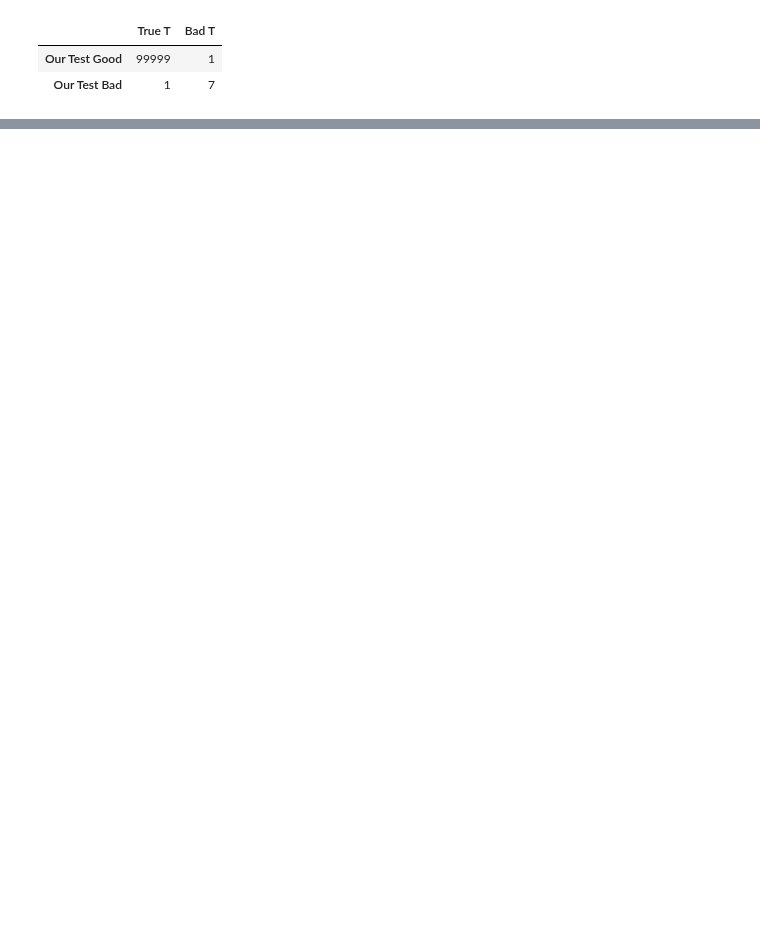
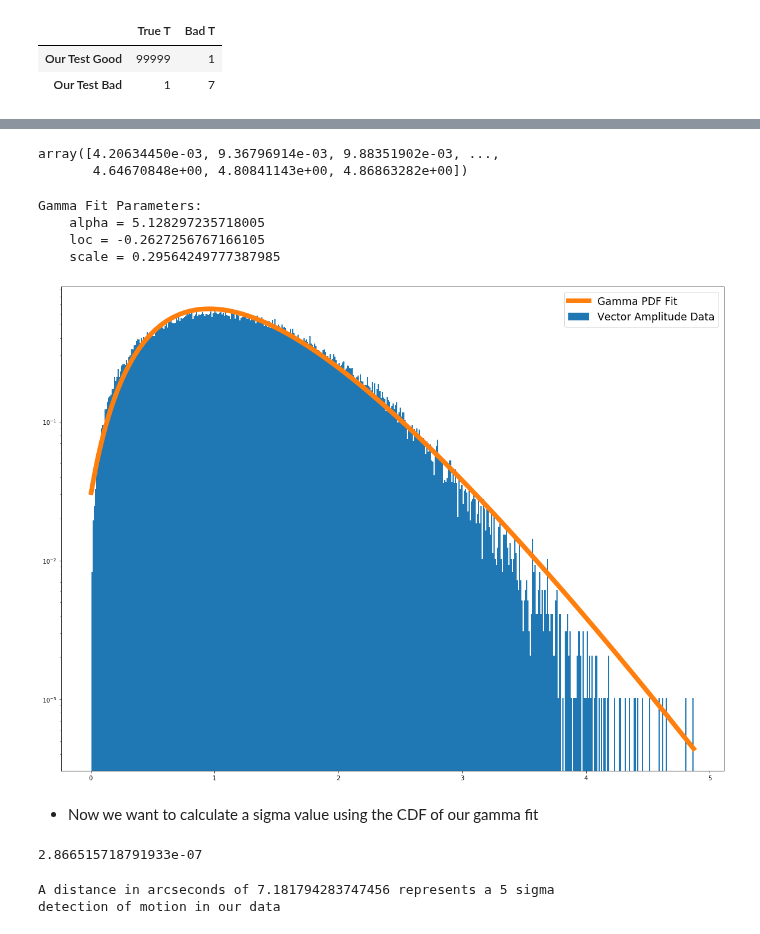
Before and after one commit to jbc1216/434-Portfolio, a Jupyter notebook: FinchCarr_Lab03.ipynb, the cells around one changed output, grey strips where cells are left out. Cells and saved outputs as stored; diff of their text form; code cells hidden in the pictures; blank space fills up the shorter version.

```diff
--- a/FinchCarr_Lab03.ipynb
+++ b/FinchCarr_Lab03.ipynb
@@ -91,0 +123,51 @@ TruthFrame
+# %%
+# I define my vector amplitude function here
+def amplitude(x, y):
+    result = np.sort(np.sqrt(x**2 + y**2))
+    return result
+amplitude(x, y)
+# %% [output]
+array([4.20634450e-03, 9.36796914e-03, 9.88351902e-03, ...,
+       4.64670848e+00, 4.80841143e+00, 4.86863282e+00])
+# %%
+# I want to plot my amplitude distributions (all positive values) and a PDF fit of them
+fig, ax = plt.subplots(1,1)
+plt.yscale('log')
+
+amp=np.sort(amplitude(x,y))
+
+ax.hist(amp, 500, density=True, label='Vector Amplitude Data')
+
+fit_alpha, fit_loc, fit_beta=stats.gamma.fit(amp)
+print('Gamma Fit Parameters:')
+print(f'    alpha = {fit_alpha}')
+print(f'    loc = {fit_loc}')
+print(f'    scale = {fit_beta}')
+
+xaxis = np.sort(np.linspace(0,6,100000))
+ax.plot(amp, stats.gamma.pdf(amp, a=fit_alpha, loc=fit_loc, scale=fit_beta), lw=8, label='Gamma PDF Fit')
+
+
+ax.legend(loc='best', fontsize='xx-large')
+plt.show()
+# %% [output]
+Gamma Fit Parameters:
+    alpha = 5.128297235718005
+    loc = -0.2627256767166105
+    scale = 0.29564249777387985
+[figure, added]
+# %% [markdown]
+- Now we want to calculate a sigma value using the CDF of our gamma fit
+# %%
+sigma = 5
+prob5 = stats.norm.sf(sigma, loc=0, scale=1)
+prob5
+# %% [output]
+2.866515718791933e-07
+# %%
+MeasureAmp = stats.gamma.ppf(1-prob5, a=fit_alpha, loc=fit_loc, scale=fit_beta)
+print(f'A distance in arcseconds of {MeasureAmp} represents a 5 sigma')
+print(f'detection of motion in our data')
+# %% [output]
+A distance in arcseconds of 7.181794283747456 represents a 5 sigma
+detection of motion in our data
```
Also changed, not shown: parts of 18 cells of this notebook.
